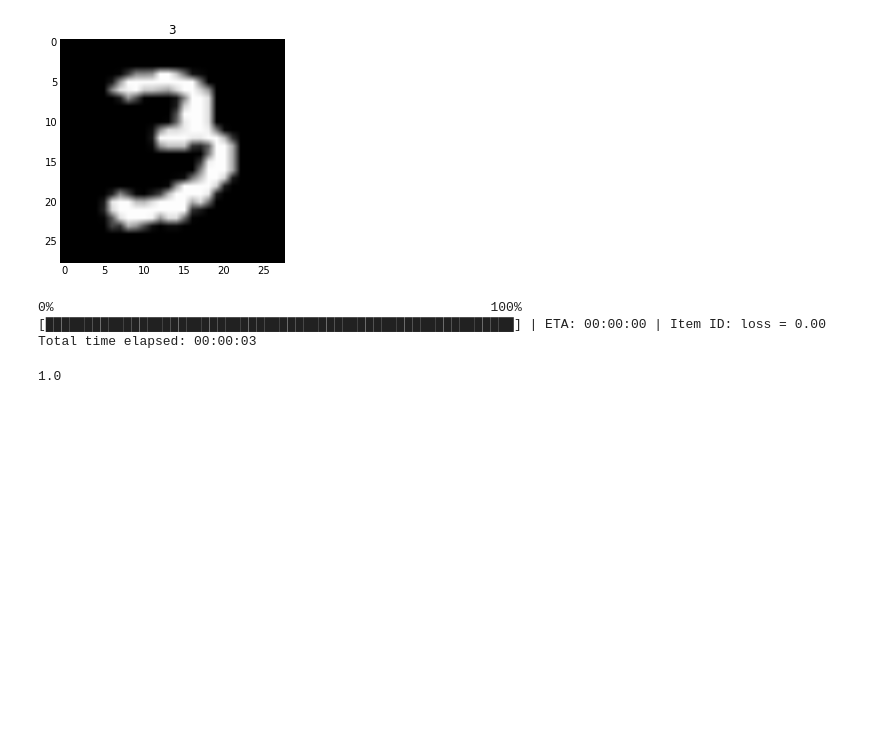
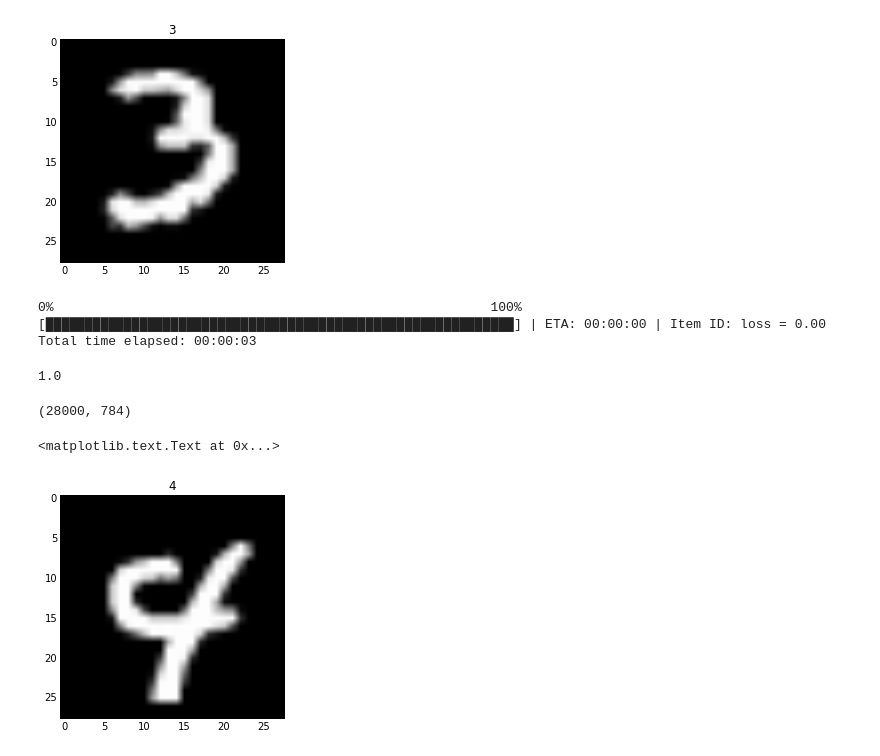
Before and after one commit to stormy-ua/DeepLearningToy, a Jupyter notebook: src/examples/MNIST-multilayer-perceptron.ipynb, the cells around one changed output. Cells and saved outputs as stored; diff of their text form; code cells hidden in the pictures; blank space fills up the shorter version.

Commit message:
MNIST multilayer perceptron example

```diff
--- a/src/examples/MNIST-multilayer-perceptron.ipynb
+++ b/src/examples/MNIST-multilayer-perceptron.ipynb
@@ -69,3 +69,19 @@ accuracy
 [████████████████████████████████████████████████████████████] | ETA: 00:00:00 | Item ID: loss = 0.00
 Total time elapsed: 00:00:03
 1.0
+# %%
+Xtest = np.loadtxt('mnist/test.csv', delimiter=',', skiprows=1)
+Xtest = (Xtest - mnistMean)/mnistStd
+# %%
+Xtest.shape
+# %% [output]
+(28000, 784)
+# %%
+ctx.forward(cg, {x_in: Xtest.T, y_train: 1})
+y_pred_test = np.argmax(ctx[nn_output].value, axis=0)
+# %%
+plt.imshow(Xtest[255].reshape(28, 28), cmap='gray')
+plt.title(y_pred_test[255])
+# %% [output]
+<matplotlib.text.Text at 0x...>
+[figure, added]
```
Also changed, not shown: parts of 1 cell of this notebook, 2 other files.
